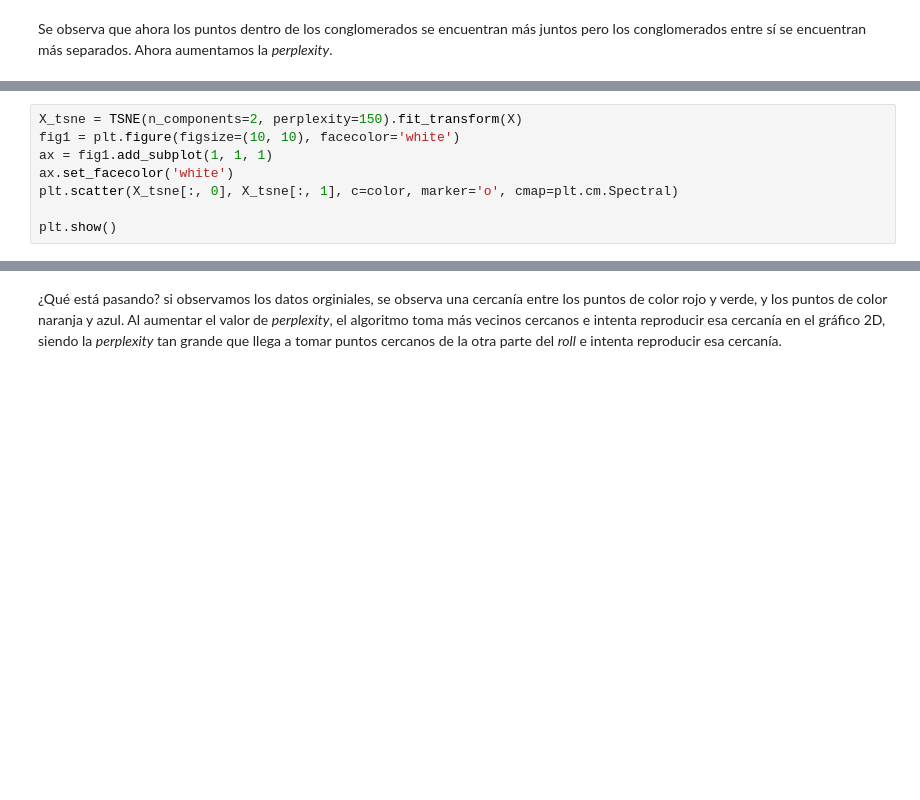
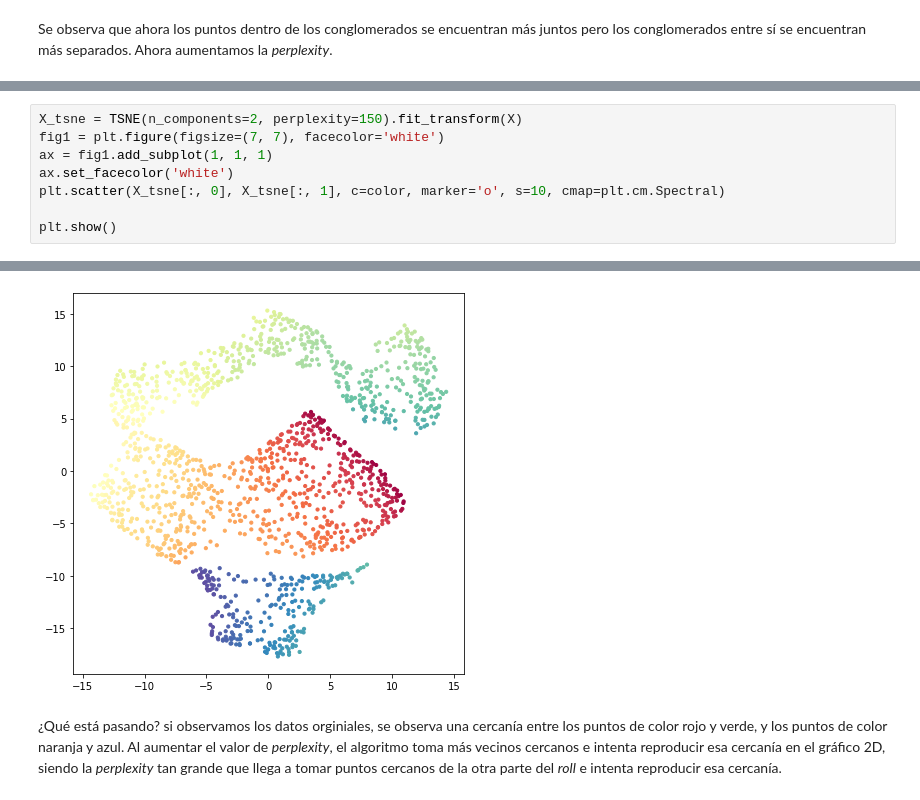
Before and after one commit to orga-de-datos/practicas, a Jupyter notebook: 05_reducciones/Reducciones Swiss Roll.ipynb, the cells around one changed output, grey strips where cells are left out. Cells and saved outputs as stored; diff of their text form; blank space fills up the shorter version.

```diff
--- a/05_reducciones/Reducciones Swiss Roll.ipynb
+++ b/05_reducciones/Reducciones Swiss Roll.ipynb
@@ -234,9 +225,9 @@ Se observa que los conglomerados tienen mayor cantidad de puntos y los conglomer
 # %%
 X_tsne = TSNE(n_components=2, perplexity=150).fit_transform(X)
-fig1 = plt.figure(figsize=(10, 10), facecolor='white')
+fig1 = plt.figure(figsize=(7, 7), facecolor='white')
 ax = fig1.add_subplot(1, 1, 1)
 ax.set_facecolor('white')
-plt.scatter(X_tsne[:, 0], X_tsne[:, 1], c=color, marker='o', cmap=plt.cm.Spectral)
+plt.scatter(X_tsne[:, 0], X_tsne[:, 1], c=color, marker='o', s=10, cmap=plt.cm.Spectral)
 
 plt.show()
 # %% [output]
@@ -245,2 +234,3 @@ plt.show()
+[figure, added]
 # %% [markdown]
 ¿Qué está pasando? si observamos los datos orginiales, se observa una cercanía entre los puntos de color rojo y verde, y los puntos de color naranja y azul. Al aumentar el valor de *perplexity*, el algoritmo toma más vecinos cercanos e intenta reproducir esa cercanía en el gráfico 2D, siendo la *perplexity* tan grande que llega a tomar puntos cercanos de la otra parte del *roll* e intenta reproducir esa cercanía.
```
Also changed, not shown: parts of 13 cells of this notebook, 8 other files.
